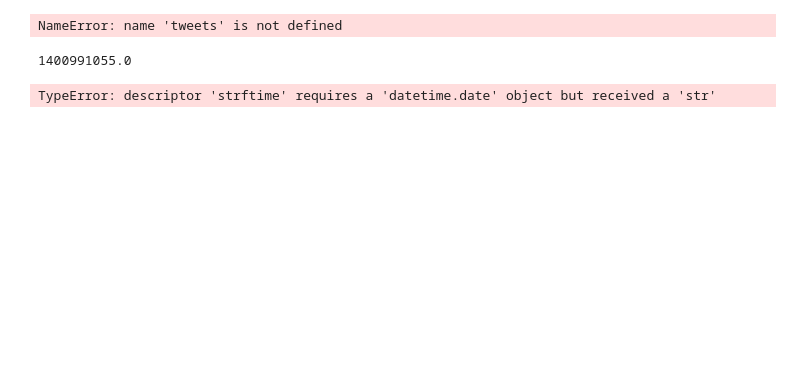
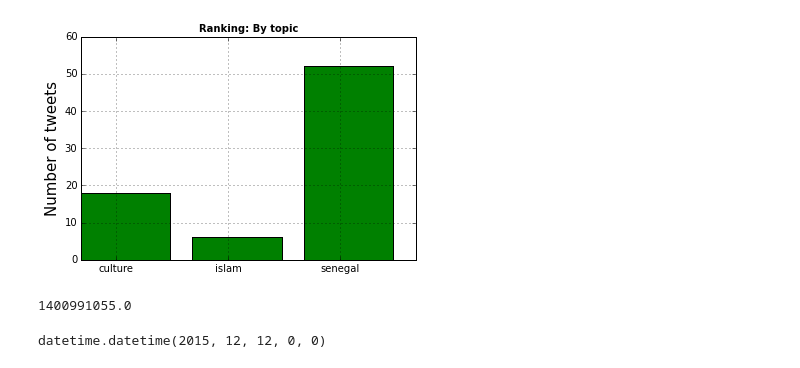
Before and after one commit to Ngom/bigdata_aims_senegal, a Jupyter notebook: TweetAnalysis/AfricaKeyWords.ipynb, the cells around one changed output. Saved outputs shown, nothing was run; the diff lists cells and outputs as text; code cells hidden in the pictures; blank space fills up the shorter version.

```diff
--- a/TweetAnalysis/AfricaKeyWords.ipynb
+++ b/TweetAnalysis/AfricaKeyWords.ipynb
@@ -144,36 +155,43 @@ KeyError: True
 # %%
 '''
 Targeting relevant tweets with location filter
 ***Not yet working as desired
 --------------------------------------------------------
 '''
 
-NewTopic=['crisis ','solar','africa']
+NewTopic=['culture','islam','senegal']
 
 for itopic in range(len(NewTopic)):
     tweets[NewTopic[itopic]] = tweets['text'].apply(lambda tweet: word_in_text(NewTopic[itopic], tweet))
 
 
 #find location where the NewTopic is tweeted
-tweets_newtopic = [tweets[tweets[NewTopic[itopic]] == True]['timestamp_ms'].value_counts()[True] for itopic in range(len(NewTopic))]
+#calculate the number of tweets for each  topic
+Tweets_by_topic=[]
+for itopic in NewTopic:
+    dict_yes_no=tweets[itopic].value_counts()
+    if 'Yes' in dict_yes_no:
+        Tweets_by_topic.append(dict_yes_no['Yes'])
+    else:
+        Tweets_by_topic.append(0)
 
 #=========================================
 #================ show plots============
 #=========================================
 #show a bar plot which illustrates the relative popularity the topics we consider
 x_pos = list(range(len(NewTopic)))
 width = 0.8
 fig, ax = plt.subplots()
-plt.bar(x_pos, tweets_newtopic, width, alpha=1, color='g')
+plt.bar(x_pos, Tweets_by_topic, width, alpha=1, color='g')
 
 # Setting axis labels and ticks
 ax.set_ylabel('Number of tweets', fontsize=15)
 ax.set_title('Ranking: By topic', fontsize=10, fontweight='bold')
 ax.set_xticks([p + 0.4 * width for p in x_pos])
 ax.set_xticklabels(NewTopic)
 plt.grid()
 # %% [output]
-NameError: name 'tweets' is not defined
+[figure, added]
 # %%
 import time as time
 from datetime import datetime
@@ -197,7 +215,10 @@ def created_at_seconds(created_at="Sun May 25 04:10:55 +0000 2014"):
 print created_at_seconds()
 # %% [output]
 1400991055.0
-# %%
-datetime.strftime('Sun May 25 04:10:55 +0000 2014', '%A %b %d %H:%M:%S %z %Y')
-# %% [output]
-TypeError: descriptor 'strftime' requires a 'datetime.date' object but received a 'str'
+# %%
+import datetime
+testeddate = '12/12/2015'
+dt_obj = datetime.datetime.strptime(testeddate,'%m/%d/%Y')
+dt_obj
+# %% [output]
+datetime.datetime(2015, 12, 12, 0, 0)
```
Also changed, not shown: parts of 5 cells of this notebook, 10 other files.
